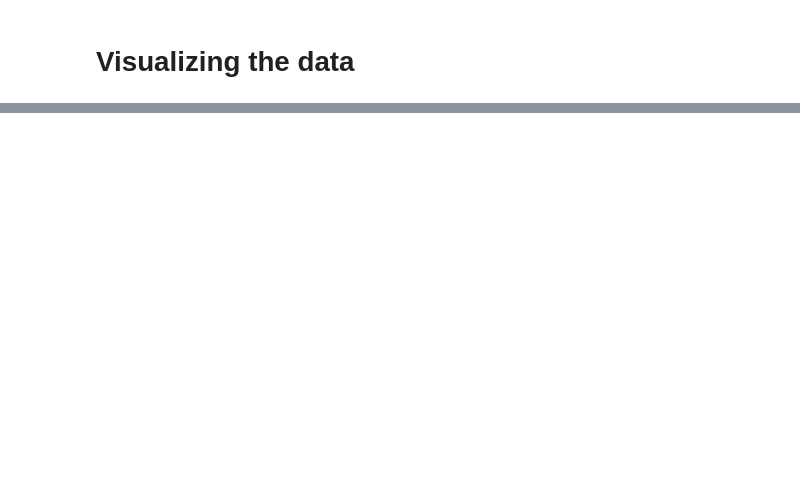
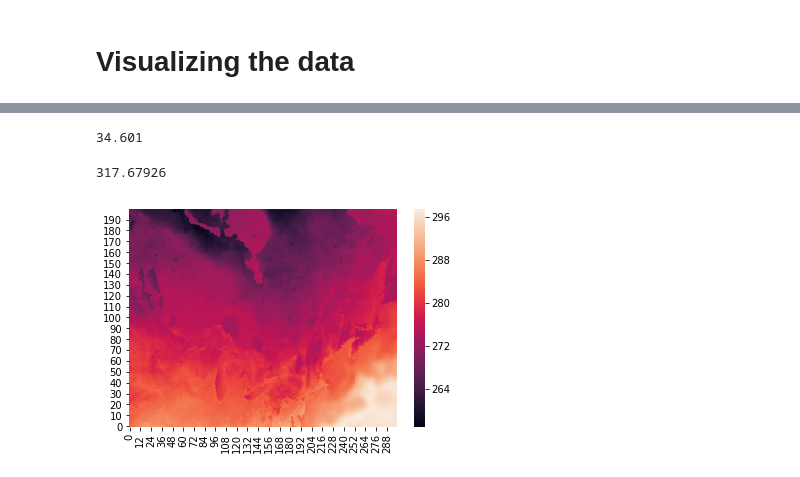
Before and after one commit to yuanzhou15/capstone-weather, a Jupyter notebook: rex/modnote.ipynb, the cells around one changed output, grey strips where cells are left out. Saved outputs shown, nothing was run; the diff lists cells and outputs as text; code cells hidden in the pictures; blank space fills up the shorter version.

Commit message:
working on a crop function

```diff
--- a/rex/modnote.ipynb
+++ b/rex/modnote.ipynb
@@ -201,0 +259,17 @@ print(np.max(dec_1_temp_surf))
+# %%
+#(12.190 + 14.323)/2
+#(54.564 + 57.328)/2
+(55.946+13.256)/2
+#31/0.162
+# %% [output]
+34.601
+# %%
+# lets try printing some of this data
+dec_1_temp_surf_crop = dec_1_temp_surf[200:400,300:600]
+dec_1_temp_surf_crop.shape
+rex = sns.heatmap(dec_1_temp_surf_crop, cbar='true')
+rex.invert_yaxis() # heatmap would print it upside down if it wasn't for this
+print(np.max(dec_1_temp_surf))
+# %% [output]
+317.67926
+[figure, added]
```
Also changed, not shown: parts of 12 cells of this notebook.
